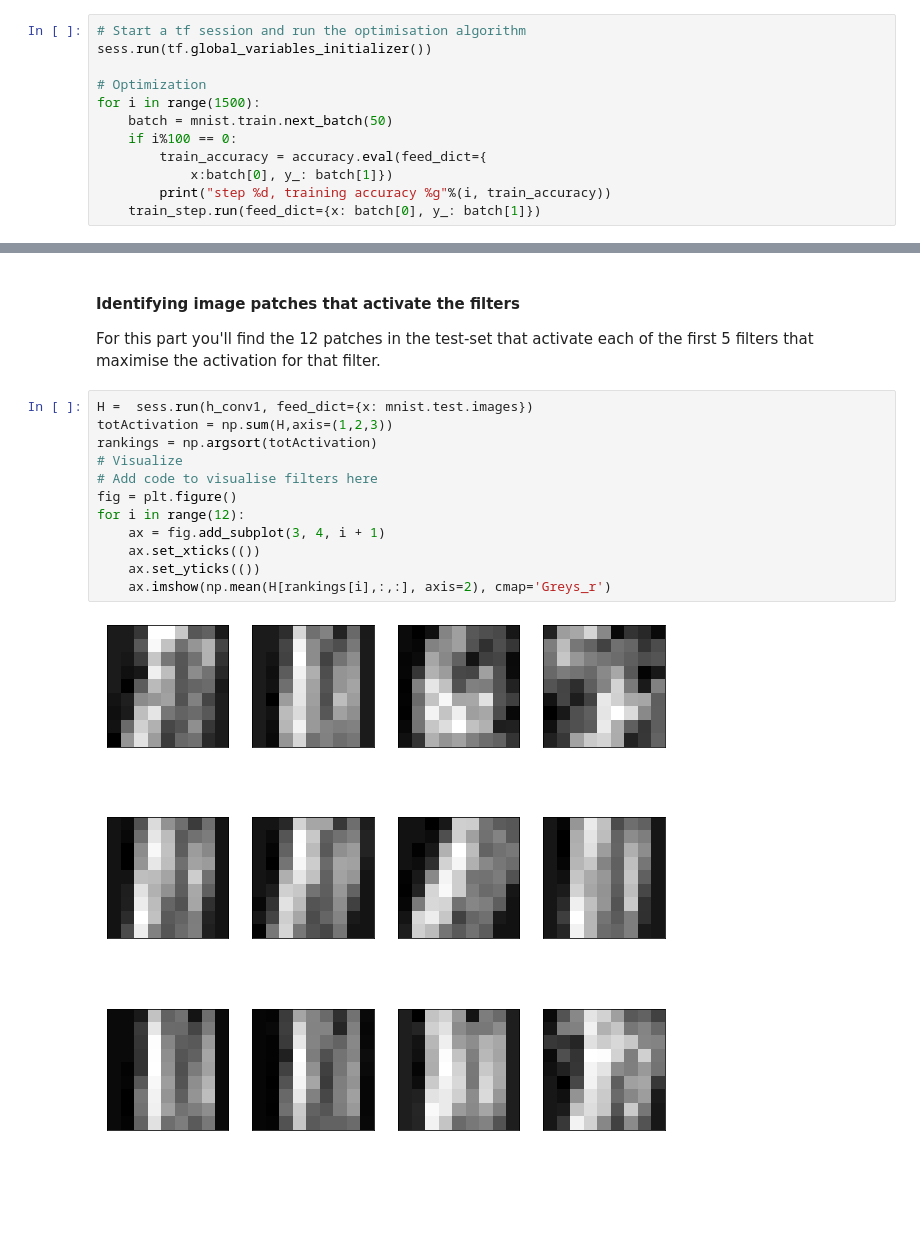
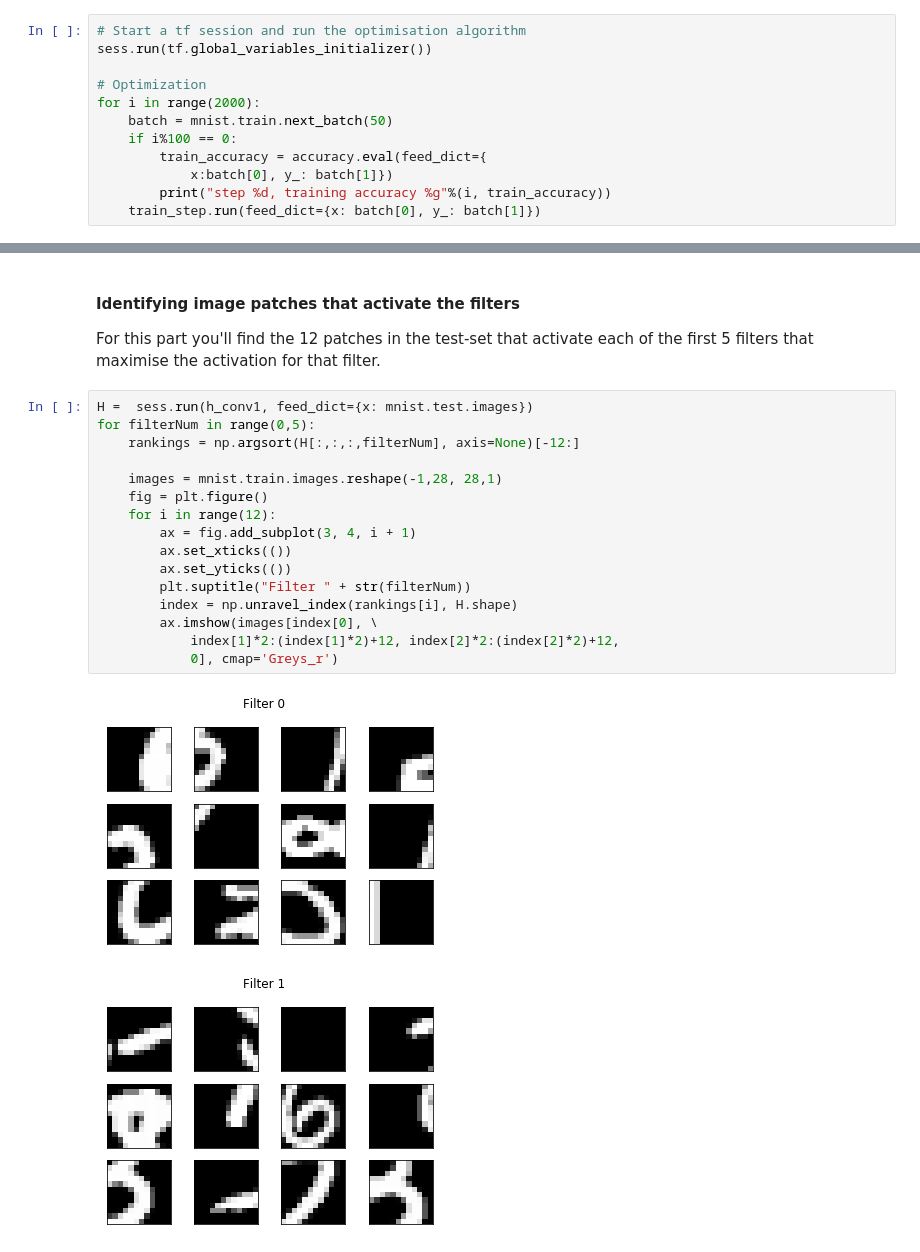
Before and after one commit to ycheng14799/MLPractical3, a Jupyter notebook: convnet.ipynb, the cells around one changed output, grey strips where cells are left out. Saved outputs shown, nothing was run; the diff lists cells and outputs as text; blank space fills up the shorter version.

```diff
--- a/convnet.ipynb
+++ b/convnet.ipynb
@@ -123,7 +144,7 @@ for i in range(16):
 sess.run(tf.global_variables_initializer())
 
 # Optimization
-for i in range(1500):
+for i in range(2000):
     batch = mnist.train.next_batch(50)
     if i%100 == 0:
         train_accuracy = accuracy.eval(feed_dict={
@@ -175,15 +201,20 @@ for i in range(25):
 For this part you'll find the 12 patches in the test-set that activate each of the first 5 filters that maximise the activation for that filter.
 # %%
 H =  sess.run(h_conv1, feed_dict={x: mnist.test.images})
-totActivation = np.sum(H,axis=(1,2,3))
-rankings = np.argsort(totActivation)
-# Visualize
-# Add code to visualise filters here
-fig = plt.figure()
-for i in range(12):
-    ax = fig.add_subplot(3, 4, i + 1)
-    ax.set_xticks(())
-    ax.set_yticks(())
-    ax.imshow(np.mean(H[rankings[i],:,:], axis=2), cmap='Greys_r')
+for filterNum in range(0,5):
+    rankings = np.argsort(H[:,:,:,filterNum], axis=None)[-12:]
+
+    images = mnist.train.images.reshape(-1,28, 28,1)
+    fig = plt.figure()
+    for i in range(12):
+        ax = fig.add_subplot(3, 4, i + 1)
+        ax.set_xticks(())
+        ax.set_yticks(())
+        plt.suptitle("Filter " + str(filterNum))
+        index = np.unravel_index(rankings[i], H.shape)
+        ax.imshow(images[index[0], \
+            index[1]*2:(index[1]*2)+12, index[2]*2:(index[2]*2)+12,
+            0], cmap='Greys_r')
 # %% [output]
-[figure, old version]
+[figure, new version]
+[figure, added]
```
Also changed, not shown: parts of 7 cells of this notebook, 1 other file.
